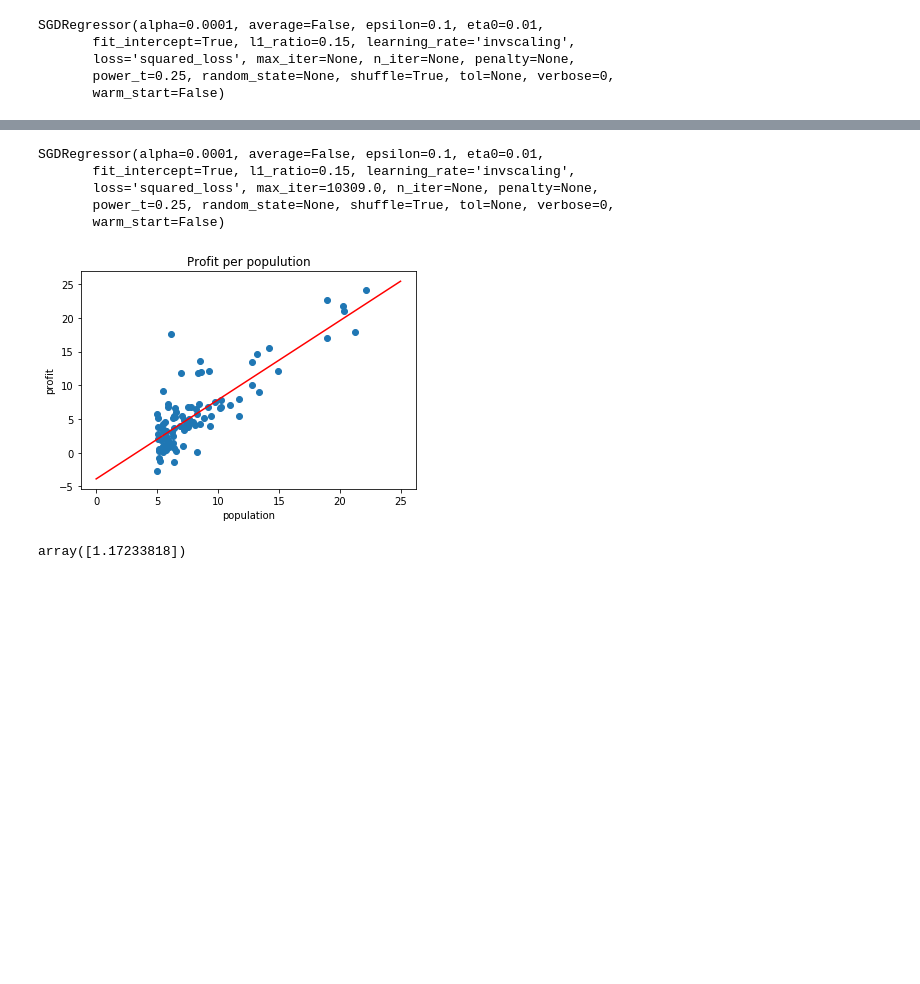
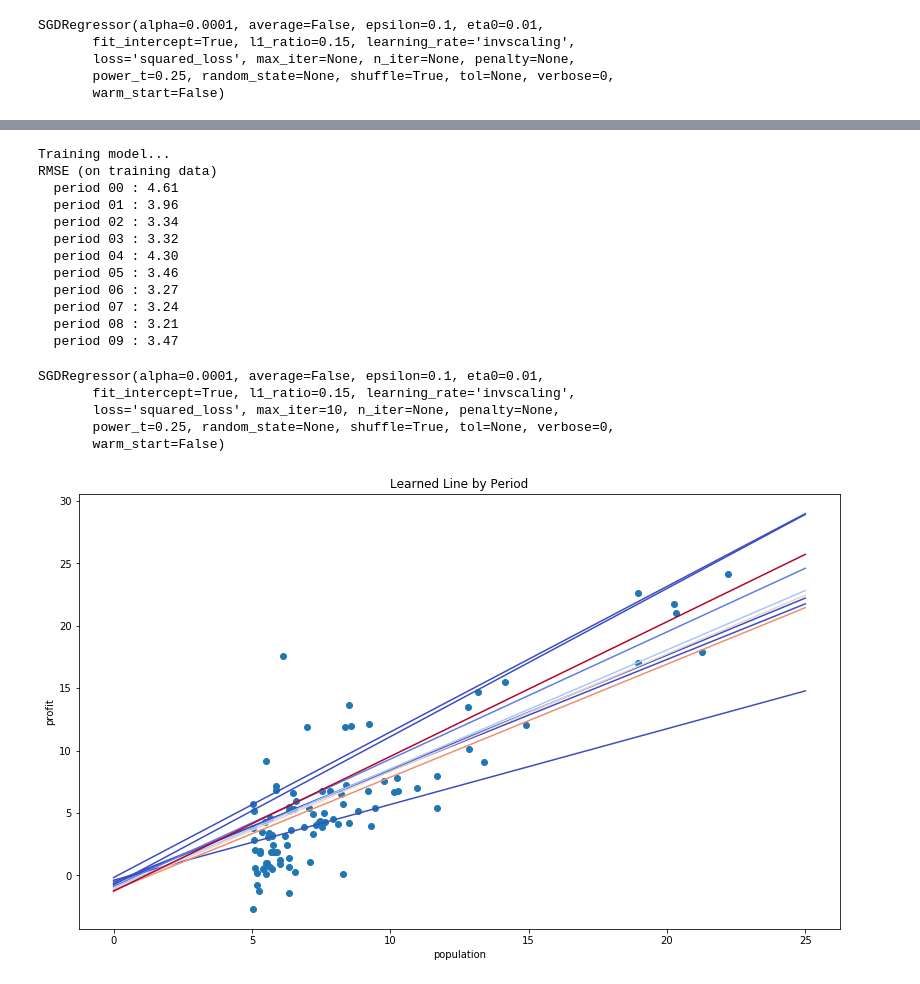
Before and after one commit to manoelrui/python_ml_sklearn, a Jupyter notebook: linear_regression.ipynb, the cells around one changed output, grey strips where cells are left out. Saved outputs shown, nothing was run; the diff lists cells and outputs as text; code cells hidden in the pictures; blank space fills up the shorter version.

```diff
--- a/linear_regression.ipynb
+++ b/linear_regression.ipynb
@@ -118,26 +123,54 @@ Root Mean Squared Error (on training data): 3.276
-# %%
-model.max_iter = np.ceil(10**6 / len(y))
-model.fit(X,y)
-# %% [output]
-SGDRegressor(alpha=0.0001, average=False, epsilon=0.1, eta0=0.01,
-       fit_intercept=True, l1_ratio=0.15, learning_rate='invscaling',
-       loss='squared_loss', max_iter=10309.0, n_iter=None, penalty=None,
-       power_t=0.25, random_state=None, shuffle=True, tol=None, verbose=0,
-       warm_start=False)
-# %%
-x_plot = list(range(0,26,1))
-x_plot = np.array(x_plot).reshape(-1, 1)
-y_plot = model.predict(x_plot)
-
-plt.xlabel("population")
-plt.ylabel("profit")
-plt.title("Profit per populution")
-plt.scatter(ft["population"], ft["profit"])
-plt.plot(x_plot, y_plot, color="red")
-plt.show()
-# %% [output]
-[figure, removed]
-# %%
-model.coef_
-# %% [output]
-array([1.17233818])
+# %%
+learn_rate = 0.0001
+steps = 100
+periods = 10
+steps_per_periods = steps / periods
+targets = y
+
+model = base.clone(model)
+model.max_iter = steps_per_periods
+model.alpha = learn_rate
+
+plt.figure(figsize=(30, 8))
+plt.subplot(1, 2, 1)
+plt.title("Learned Line by Period")
+plt.ylabel(ft.columns[1])
+plt.xlabel(ft.columns[0])
+plt.scatter(ft["population"], ft["profit"])
+colors = [cm.coolwarm(x) for x in np.linspace(-1, 1, periods)]
+x_plot = range(0, 26, 1)
+x_plot = np.array(x_plot).reshape(-1, 1)
+
+print "Training model..."
+print "RMSE (on training data)"
+root_mean_squared_errors = []
+for p in range(0, periods):
+    model.partial_fit(X, y)
+    predictions = model.predict(X)
+
+    root_mean_squared_error = math.sqrt(metrics.mean_squared_error(predictions, targets))
+    root_mean_squared_errors.append(root_mean_squared_error)
+    print "  period %02d : %0.2f" % (p, root_mean_squared_error)
+
+    plt.plot(x_plot, model.predict(x_plot), color=colors[p])
+
+model.fit(X,y)
+# %% [output]
+Training model...
+RMSE (on training data)
+  period 00 : 4.61
+  period 01 : 3.96
+  period 02 : 3.34
+  period 03 : 3.32
+  period 04 : 4.30
+  period 05 : 3.46
+  period 06 : 3.27
+  period 07 : 3.24
+  period 08 : 3.21
+  period 09 : 3.47
+SGDRegressor(alpha=0.0001, average=False, epsilon=0.1, eta0=0.01,
+       fit_intercept=True, l1_ratio=0.15, learning_rate='invscaling',
+       loss='squared_loss', max_iter=10, n_iter=None, penalty=None,
+       power_t=0.25, random_state=None, shuffle=True, tol=None, verbose=0,
+       warm_start=False)
+[figure, added]
```
Also changed, not shown: parts of 6 cells of this notebook.
